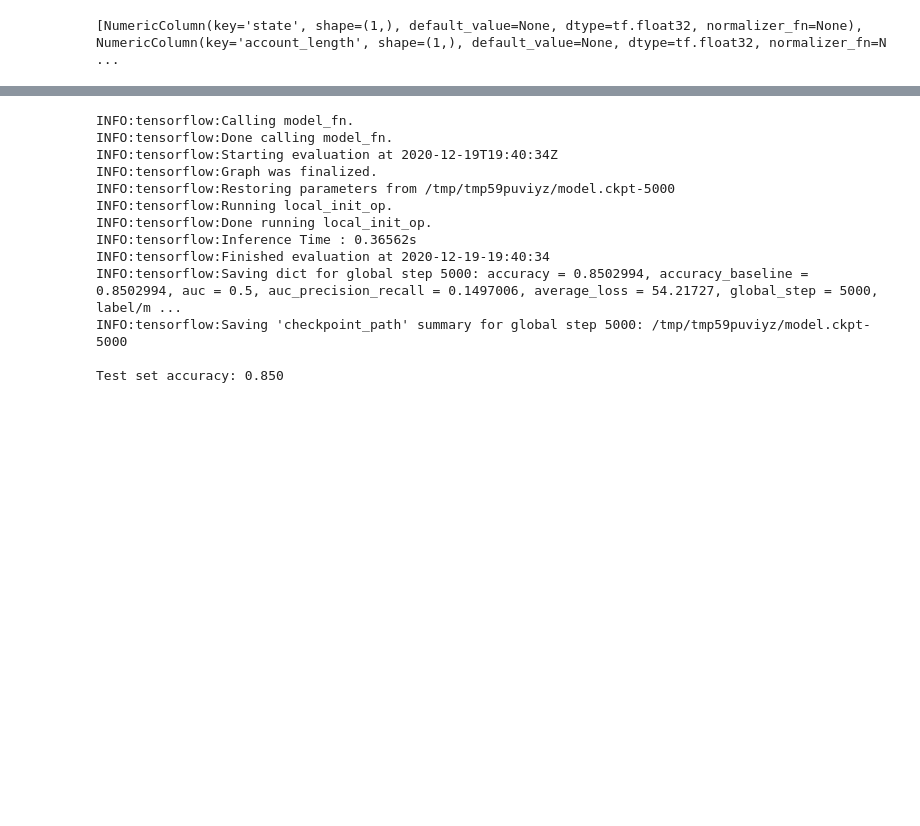
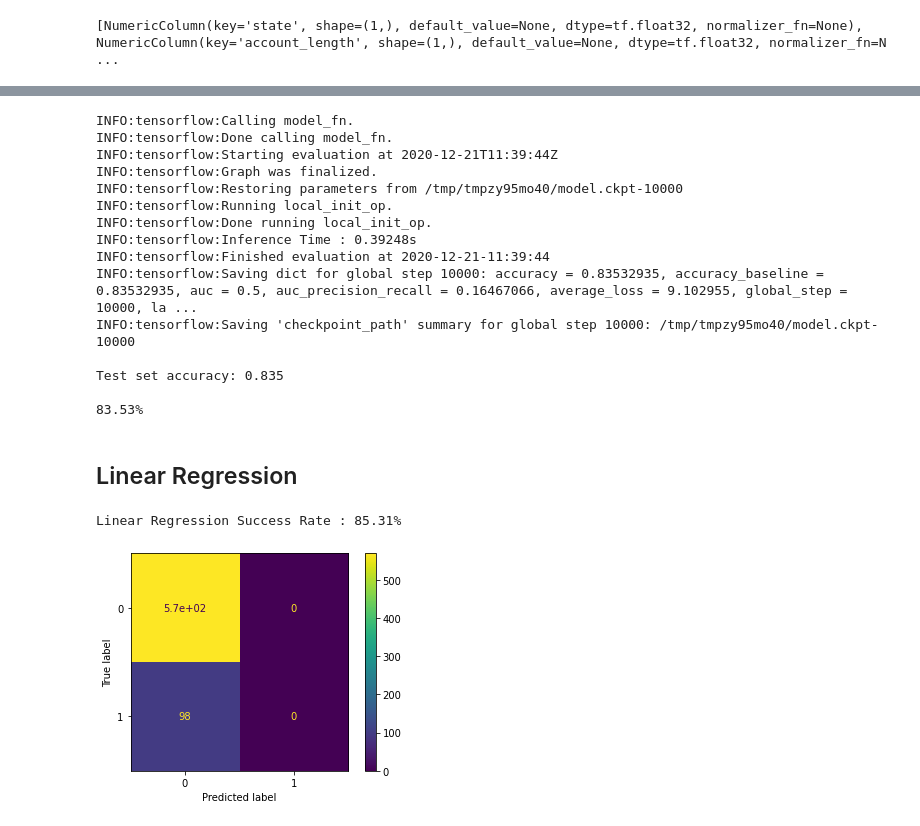
Before and after one commit to duhajarrar/TelecomMIT, a Jupyter notebook: telecom.ipynb, the cells around one changed output, grey strips where cells are left out. Saved outputs shown, nothing was run; the diff lists cells and outputs as text; code cells hidden in the pictures; blank space fills up the shorter version.

```diff
--- a/telecom.ipynb
+++ b/telecom.ipynb
@@ -205,17 +248,44 @@ eval_result = classifier.evaluate(
     input_fn=lambda: input_fn(x_test, test, training=False))
 
 print('\nTest set accuracy: {accuracy:0.3f}\n'.format(**eval_result))
+deepNeuralNetwork=(eval_result['accuracy']);
+
+# plot_confusion_matrix(lr, x_test, y_test)
+# plt.show()
 # %% [output]
 INFO:tensorflow:Calling model_fn.
 INFO:tensorflow:Done calling model_fn.
-INFO:tensorflow:Starting evaluation at 2020-12-19T19:40:34Z
+INFO:tensorflow:Starting evaluation at 2020-12-21T11:39:44Z
 INFO:tensorflow:Graph was finalized.
-INFO:tensorflow:Restoring parameters from /tmp/tmp59puviyz/model.ckpt-5000
+INFO:tensorflow:Restoring parameters from /tmp/tmpzy95mo40/model.ckpt-10000
 INFO:tensorflow:Running local_init_op.
 INFO:tensorflow:Done running local_init_op.
-INFO:tensorflow:Inference Time : 0.36562s
-INFO:tensorflow:Finished evaluation at 2020-12-19-19:40:34
-INFO:tensorflow:Saving dict for global step 5000: accuracy = 0.8502994, accuracy_baseline = 0.8502994, auc = 0.5, auc_precision_recall = 0.1497006, average_loss = 54.21727, global_step = 5000, label/m ...
-INFO:tensorflow:Saving 'checkpoint_path' summary for global step 5000: /tmp/tmp59puviyz/model.ckpt-5000
+INFO:tensorflow:Inference Time : 0.39248s
+INFO:tensorflow:Finished evaluation at 2020-12-21-11:39:44
+INFO:tensorflow:Saving dict for global step 10000: accuracy = 0.83532935, accuracy_baseline = 0.83532935, auc = 0.5, auc_precision_recall = 0.16467066, average_loss = 9.102955, global_step = 10000, la ...
+INFO:tensorflow:Saving 'checkpoint_path' summary for global step 10000: /tmp/tmpzy95mo40/model.ckpt-10000
 
-Test set accuracy: 0.850
+Test set accuracy: 0.835
+
+83.53%
+# %% [markdown]
+## Linear Regression
+# %%
+from sklearn.linear_model import LogisticRegression
+from sklearn.metrics import accuracy_score, plot_confusion_matrix
+from sklearn.model_selection import train_test_split
+import matplotlib.pyplot as plt
+x = trainingData[['state', 'account_length', 'area_code', 'phone_number','international_plan', 'voice_mail_plan', 'number_vmail_messages','total_day_minutes', 'total_day_calls', 'total_day_charge','total_eve_minutes', 'total_eve_calls', 'total_eve_charge','total_night_minutes', 'total_night_calls', 'total_night_charge','total_intl_minutes', 'total_intl_calls', 'total_intl_charge','customer_service_calls']]
+y = trainingData['churn']
+x_train,x_test,y_train,y_test=train_test_split(x,y,random_state=1,test_size=0.2)
+lr=LogisticRegression(max_iter=10000)
+lr.fit(x_train,y_train)
+p1=lr.predict(x_test)
+s1=accuracy_score(y_test,p1)
+linearRegression=s1;
+print("Linear Regression Success Rate :", "{:.2f}%".format(100*s1))
+plot_confusion_matrix(lr, x_test, y_test)
+plt.show()
+# %% [output]
+Linear Regression Success Rate : 85.31%
+[figure, added]
```
Also changed, not shown: parts of 28 cells of this notebook.
